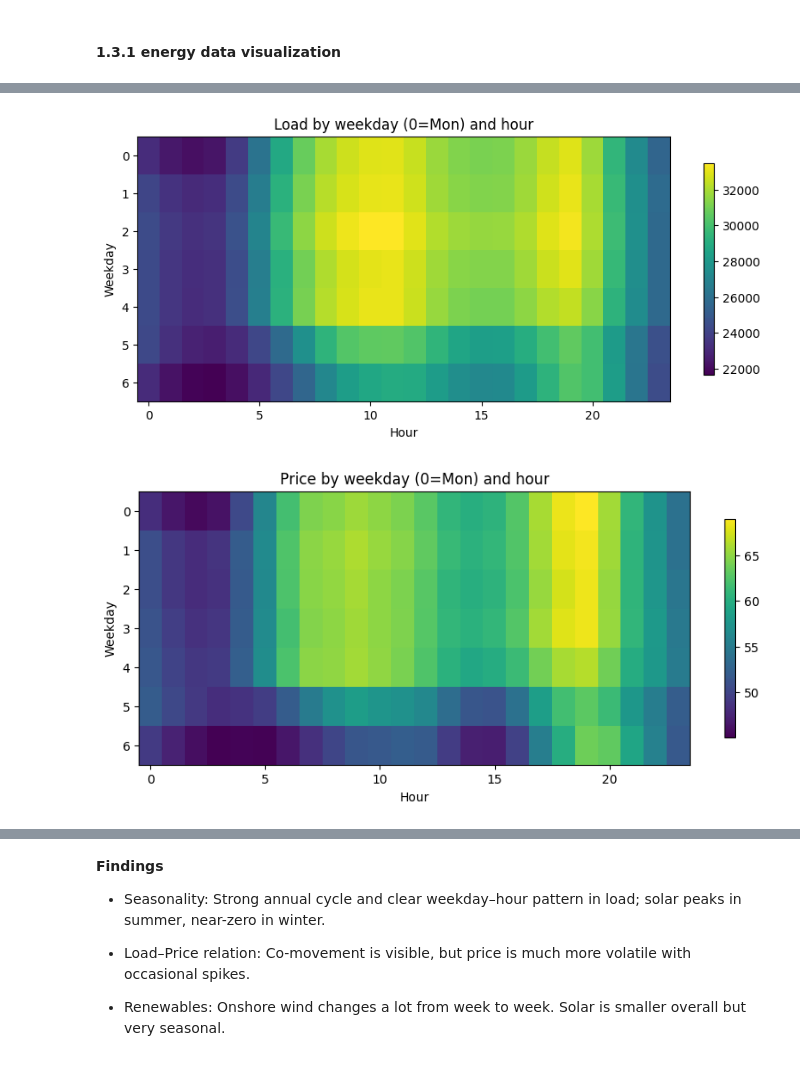
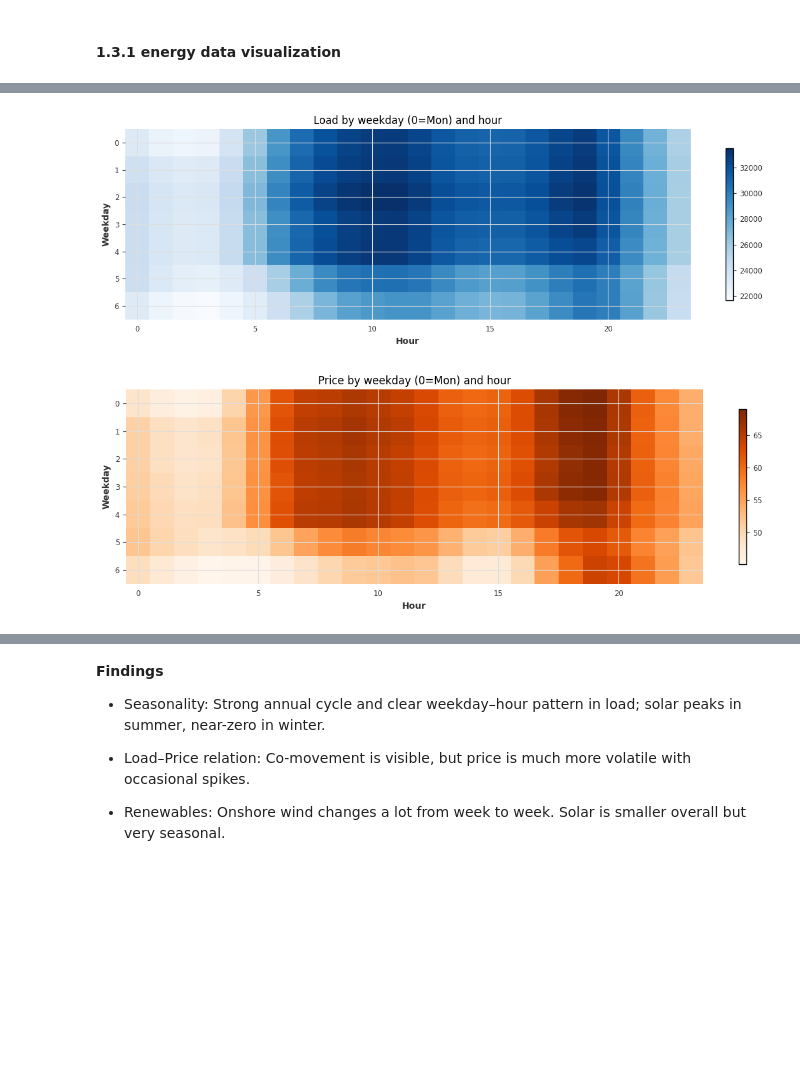
Before and after one commit to Jackson00Han/Energy_Market_Forecasting, a Jupyter notebook: hourly_energy_demand_forecasting.ipynb, the cells around one changed output, grey strips where cells are left out. Cells and saved outputs as stored; diff of their text form; code cells hidden in the pictures; blank space fills up the shorter version.

```diff
--- a/hourly_energy_demand_forecasting.ipynb
+++ b/hourly_energy_demand_forecasting.ipynb
@@ -610,29 +591,32 @@ ax.set_ylabel('MW'); ax.grid(True, alpha=0.3)
 # %%
 # Weekday–Hour Seasonality (Grouped by Hour)
 
-gp = energy_data['total load actual'].groupby([energy_data.index.dayofweek,
-                                               energy_data.index.hour]).mean().unstack()
-fig, ax = plt.subplots(figsize=(10,4))
-im = ax.imshow(gp, aspect='auto')
+gp = energy_data['total load actual'].groupby([energy_data.index.dayofweek,energy_data.index.hour]).mean().unstack()
+fig, ax = plt.subplots(figsize=(12, 4))
+im = ax.imshow(gp, aspect='auto', cmap='Blues')
 ax.set_title('Load by weekday (0=Mon) and hour')
-ax.set_xlabel('Hour'); ax.set_ylabel('Weekday')
+ax.set_xlabel('Hour')
+ax.set_ylabel('Weekday')
 fig.colorbar(im, ax=ax, shrink=0.8)
+fig.tight_layout()
 plt.show()
 
 
 # Price: Weekday–Hour Seasonality (Grouped by Hour)
 
 gp = energy_data['price actual'].groupby([energy_data.index.dayofweek,
                                                energy_data.index.hour]).mean().unstack()
-fig, ax = plt.subplots(figsize=(10,4))
-im = ax.imshow(gp, aspect='auto')
+fig, ax = plt.subplots(figsize=(12, 4))
+im = ax.imshow(gp, aspect='auto', cmap='Oranges')
 ax.set_title('Price by weekday (0=Mon) and hour')
-ax.set_xlabel('Hour'); ax.set_ylabel('Weekday')
+ax.set_xlabel('Hour')
+ax.set_ylabel('Weekday')
 fig.colorbar(im, ax=ax, shrink=0.8)
+fig.tight_layout()
 plt.show()
 # %% [output]
-[figure, old version]
+[figure, new version]
-[figure, old version]
+[figure, new version]
 # %%
 # load distribution
 yL = energy_data["total load actual"]
```
Also changed, not shown: parts of 98 cells of this notebook, 8 other files.
